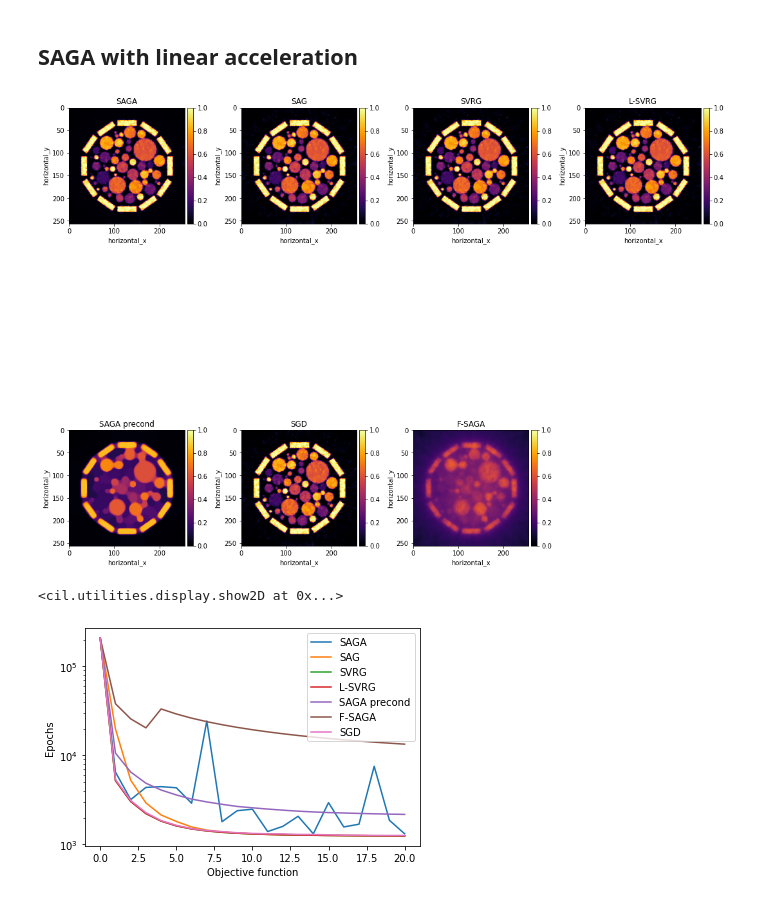
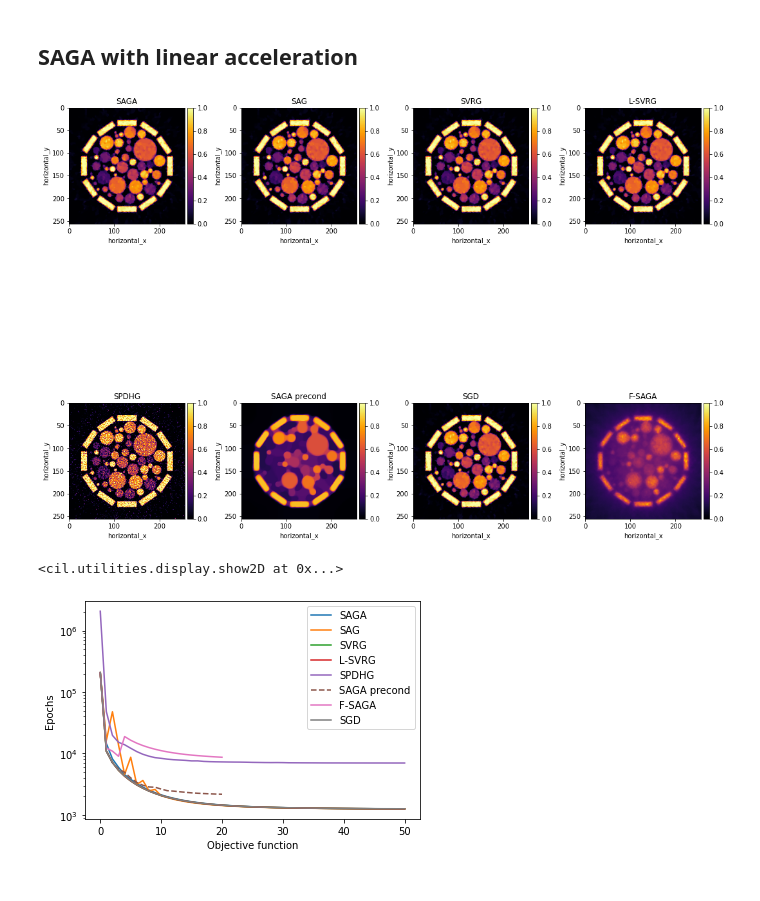
Before and after one commit to TomographicImaging/Hackathon-000-Stochastic-Algorithms, a Jupyter notebook: contrib/example.ipynb, the cells around one changed output. Saved outputs shown, nothing was run; the diff lists cells and outputs as text; code cells hidden in the pictures.

Commit message:
Add SPDHG example

```diff
--- a/contrib/example.ipynb
+++ b/contrib/example.ipynb
@@ -119,10 +121,34 @@ num_epochs = 20
+# %%
+# Initialize the lists containing the F_i's and A_i's
+fpd_subsets = []
+Apd_subsets = []
+
+# Define F_i's and A_i's
+for i in range(n_subsets):
+    # Total number of angles
+    n_angles = len(ag.angles)
+    # Divide the data into subsets
+    data_subset = Slicer(roi = {'angle' : (i,n_angles,n_subsets)})(noisy_sino)
+
+    # Define A_i and put into list
+    ageom_subset = data_subset.geometry
+    Ai = ProjectionOperator(ig, ageom_subset)
+    Apd_subsets.append(Ai)
+
+    # Define F_i and put into list
+    fi = L2NormSquared(b = data_subset)
+    fpd_subsets.append(fi)
+
+
+# Define F, G and K
+Fpd = BlockFunction(*fpd_subsets)
+Apd = BlockOperator(*Apd_subsets)
 # %% [markdown]
 ## SAGA
 # %%
-num_epochs = 20
 F_saga = SAGAFunction(F)
 # admissible step-size is gamma = 1/ (3 max_i L_i)
-step_size = 1 / F_saga.Lmax
+step_size = 1 /(3* F_saga.Lmax)
 initial = ig.allocate(0)
 F_saga.memory_reset()
 saga = ISTA(initial=initial,
@@ -178,0 +207,7 @@ ISTA configured
+# %%
+initial = ig.allocate(0)
+Gpd = lb * n_subsets * TotalVariation(lower=0)
+spdhg =  SPDHG(f=Fpd, g=Gpd, operator=Apd,
+            update_objective_interval=n_subsets,
+            max_iteration=10000)
+spdhg.run(num_epochs * n_subsets, verbose=0)
@@ -196,7 +235,6 @@ ISTA configured
 # With diagonal preconditioning
 
 # D(x) = diag(x / A^T \1)
-num_epochs = 20
 cst = A.adjoint(A.range.allocate(1.))
 cst2 = ig.allocate(1.).divide(cst)
 precond = lambda i, x: cst2
@@ -235,13 +273,13 @@ fsaga = AdaptiveMomentumISTA(initial=initial,
 fsaga.run(num_epochs * n_subsets, verbose=0)
 # %%
 # Look at results
-show2D([saga.solution, sag.solution, svrg.solution, lsvrg.solution , saga_precond.solution,sgd.solution, fsaga.solution],
+show2D([saga.solution, sag.solution, svrg.solution, lsvrg.solution, spdhg.solution, saga_precond.solution,sgd.solution, fsaga.solution],
        origin="upper",
-       title=["SAGA", "SAG", "SVRG", "L-SVRG", "SAGA precond", "SGD", "F-SAGA"],
+       title=["SAGA", "SAG", "SVRG", "L-SVRG", "SPDHG", "SAGA precond", "SGD", "F-SAGA"],
        fix_range=(0,1), num_cols=4,
        cmap='inferno')
 # %% [output]
-[figure, old version]
+[figure, new version]
 <cil.utilities.display.show2D at 0x...>
 # %%
 # compare results
@@ -250,7 +288,8 @@ plt.semilogy(saga.objective, label="SAGA")
 plt.semilogy(sag.objective, label="SAG")
 plt.semilogy(svrg.objective, label="SVRG")
 plt.semilogy(lsvrg.objective, label="L-SVRG")
-plt.semilogy(saga_precond.objective, label="SAGA precond")
+plt.semilogy(spdhg.objective, label="SPDHG")
+plt.semilogy(saga_precond.objective, '--', label="SAGA precond",)
 plt.semilogy(fsaga.objective, label="F-SAGA")
 plt.semilogy(sgd.objective, label="SGD")
 plt.legend()
@@ -258,4 +297,4 @@ plt.ylabel('Epochs')
 plt.xlabel('Objective function')
 plt.show()
 # %% [output]
-[figure, old version]
+[figure, new version]
```
Also changed, not shown: parts of 6 cells of this notebook.
